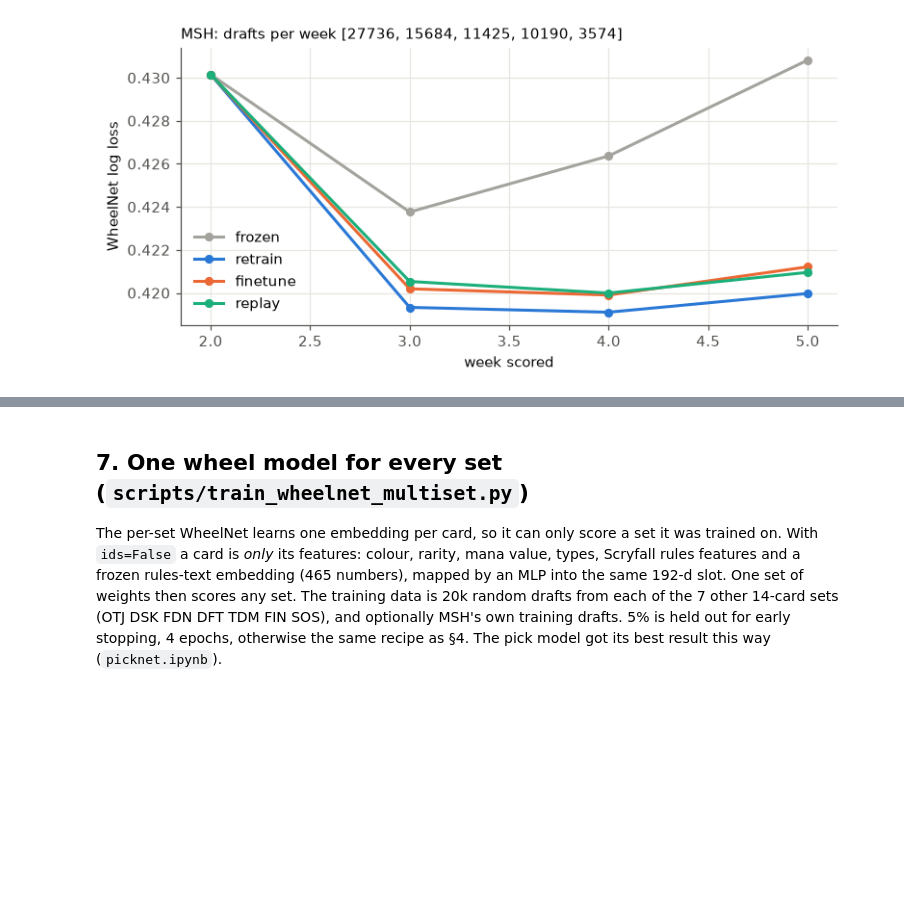
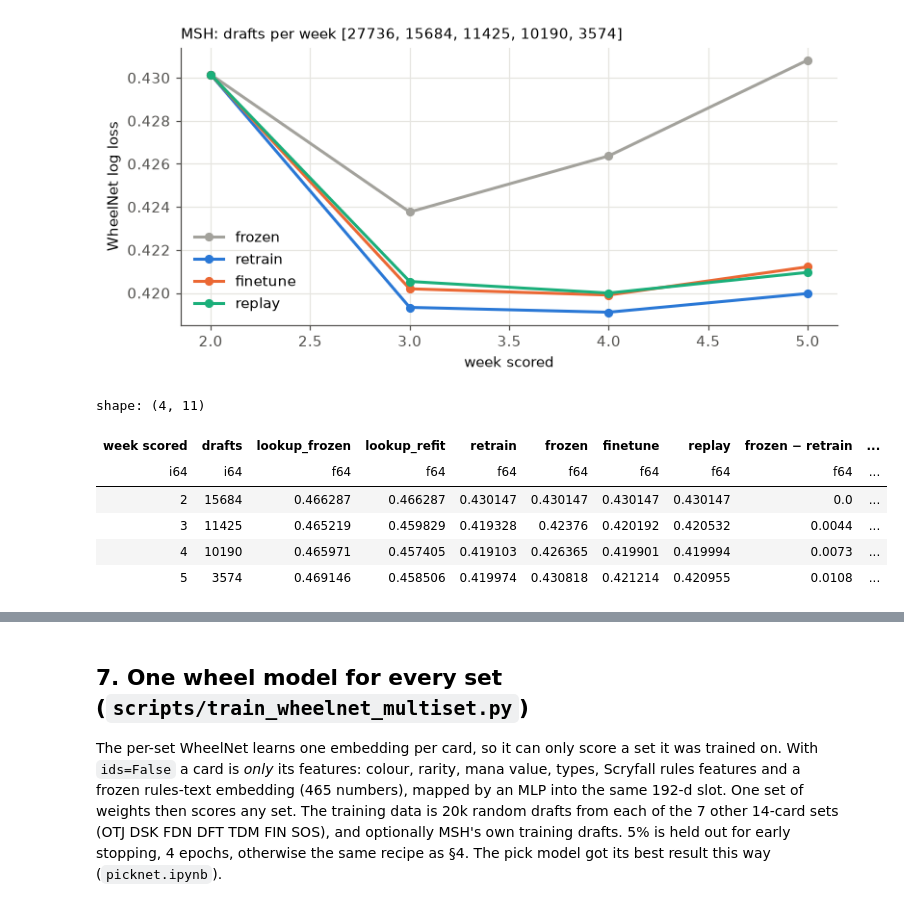
Before and after one commit to zscore/mtg-open-lane, a Jupyter notebook: notebooks/wheelnet.ipynb, the cells around one changed output, grey strips where cells are left out. Cells and saved outputs as stored; diff of their text form; code cells hidden in the pictures; blank space fills up the shorter version.

```diff
--- a/notebooks/wheelnet.ipynb
+++ b/notebooks/wheelnet.ipynb
@@ -436,3 +477,19 @@ for f in files:
     ax.legend(); plt.show()
 # %% [output]
 [figure]
+# %%
+r = json.load(open(OUT / "temporal.json"))
+weeks = sorted(r["arms"]["retrain"], key=int)
+gap = pl.DataFrame({"week scored": [int(w) + 1 for w in weeks],
+                    "drafts": [r["weeks"][int(w)] for w in weeks],
+                    **{arm: [r["arms"][arm][w]["logloss"] for w in weeks] for arm in r["arms"]}})
+gap.with_columns(*[(pl.col(a) - pl.col("retrain")).round(4).alias(f"{a} − retrain")
+                   for a in ("frozen", "finetune", "replay")])
+# %% [output]
+shape: (4, 11)
+| week scored | drafts | lookup_frozen | lookup_refit | retrain | frozen | finetune | replay | frozen − retrain | ... |
+| i64 | i64 | f64 | f64 | f64 | f64 | f64 | f64 | f64 | ... |
+| 2 | 15684 | 0.466287 | 0.466287 | 0.430147 | 0.430147 | 0.430147 | 0.430147 | 0.0 | ... |
+| 3 | 11425 | 0.465219 | 0.459829 | 0.419328 | 0.42376 | 0.420192 | 0.420532 | 0.0044 | ... |
+| 4 | 10190 | 0.465971 | 0.457405 | 0.419103 | 0.426365 | 0.419901 | 0.419994 | 0.0073 | ... |
+| 5 | 3574 | 0.469146 | 0.458506 | 0.419974 | 0.430818 | 0.421214 | 0.420955 | 0.0108 | ... |
```
Also changed, not shown: parts of 4 cells of this notebook.
